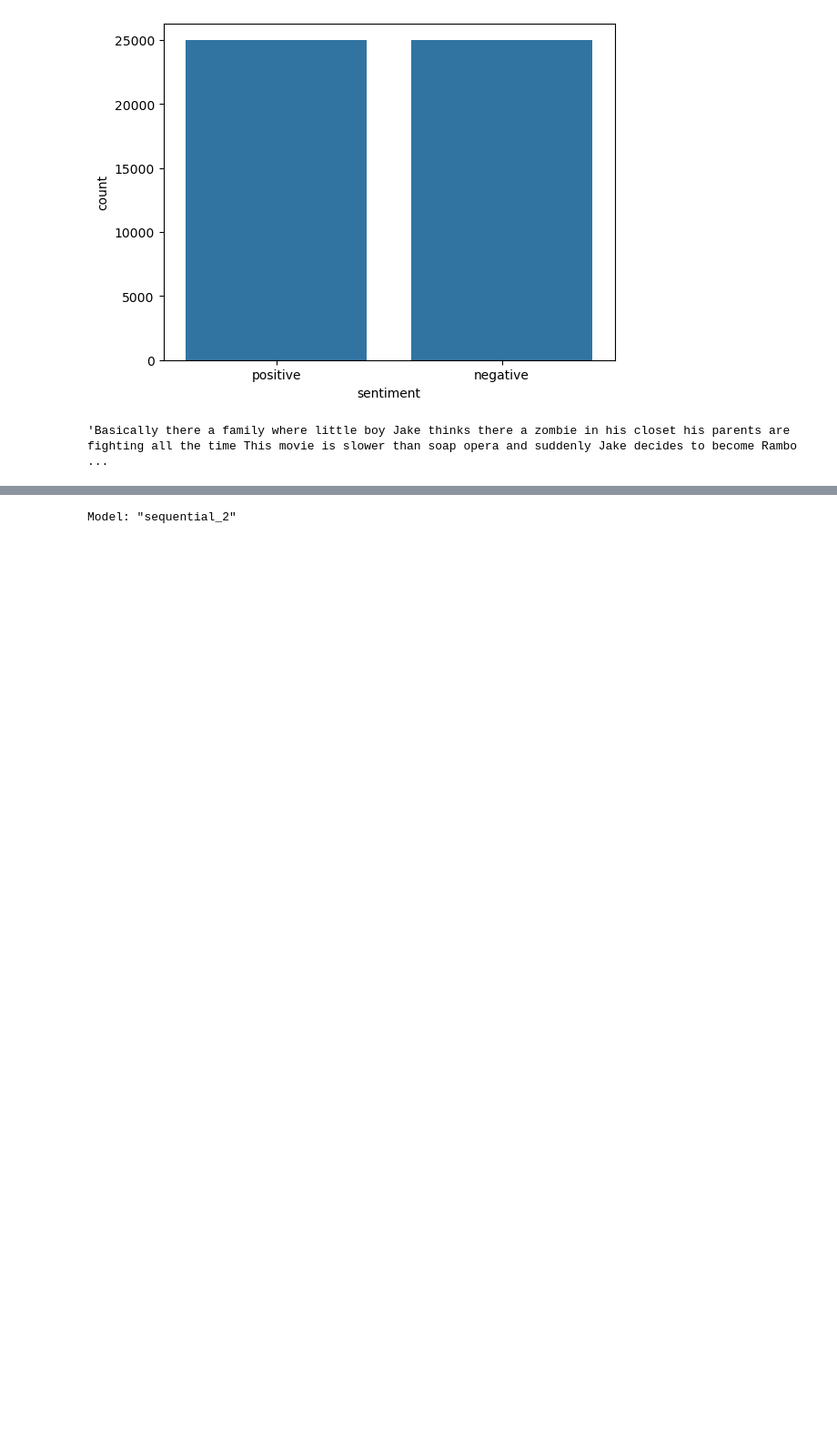
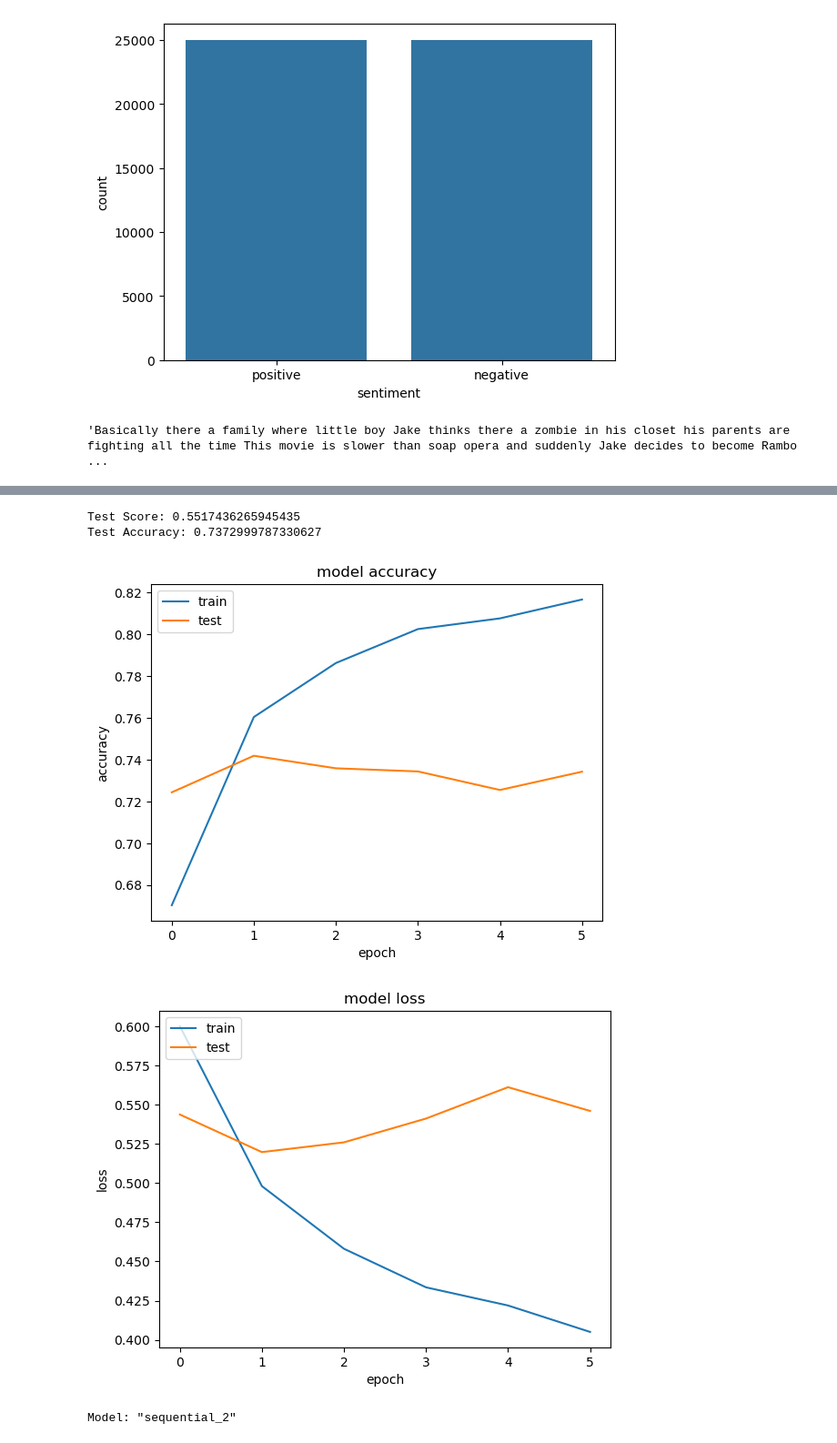
Before and after one commit to RB-Practicing-Coding/Python, a Jupyter notebook: Deep_Learning/Text_Classification/Sentiment_Classification/sentiment_classification.ipynb, the cells around one changed output, grey strips where cells are left out. Shown: that part at 91% size. Saved outputs shown, nothing was run; the diff lists cells and outputs as text; code cells hidden in the pictures; blank space fills up the shorter version.

Commit message:
Update simple ANN model

```diff
--- a/Deep_Learning/Text_Classification/Sentiment_Classification/sentiment_classification.ipynb
+++ b/Deep_Learning/Text_Classification/Sentiment_Classification/sentiment_classification.ipynb
@@ -147,3 +147,16 @@ for word, index in tokenizer.word_index.items():
     embedding_vector = embeddings_dictionary.get(word)
     if embedding_vector is not None:
         embedding_matrix[index] = embedding_vector
+# %%
+# Design the model ANN
+model = Sequential()
+embedding_layer = Embedding(vocab_size, 100, weights=[
+                            embedding_matrix], input_length=maxlen, trainable=False)
+model.add(embedding_layer)
+
+model.add(Flatten())
+model.add(Dense(1, activation='sigmoid'))
+
+model.compile(optimizer='adam', loss='binary_crossentropy', metrics=['acc'])
+
+print(model.summary())
@@ -149,0 +179,4 @@ for word, index in tokenizer.word_index.items():
+# %%
+# Train the model
+history = model.fit(X_train, y_train, batch_size=128,
+                    epochs=6, verbose=1, validation_split=0.2)
@@ -150 +201,30 @@ for word, index in tokenizer.word_index.items():
+# %%
+print("Test Score:", score[0])
+print("Test Accuracy:", score[1])
+# %% [output]
+Test Score: 0.5517436265945435
+Test Accuracy: 0.7372999787330627
+# %%
+import matplotlib.pyplot as plt
+
+plt.plot(history.history['acc'])
+plt.plot(history.history['val_acc'])
+
+plt.title('model accuracy')
+plt.ylabel('accuracy')
+plt.xlabel('epoch')
+plt.legend(['train', 'test'], loc='upper left')
+plt.show()
+
+plt.plot(history.history['loss'])
+plt.plot(history.history['val_loss'])
+
+plt.title('model loss')
+plt.ylabel('loss')
+plt.xlabel('epoch')
+plt.legend(['train', 'test'], loc='upper left')
+plt.show()
+# %% [output]
+[figure, added]
+[figure, added]
 # %%
```
Also changed, not shown: parts of 5 cells of this notebook.
